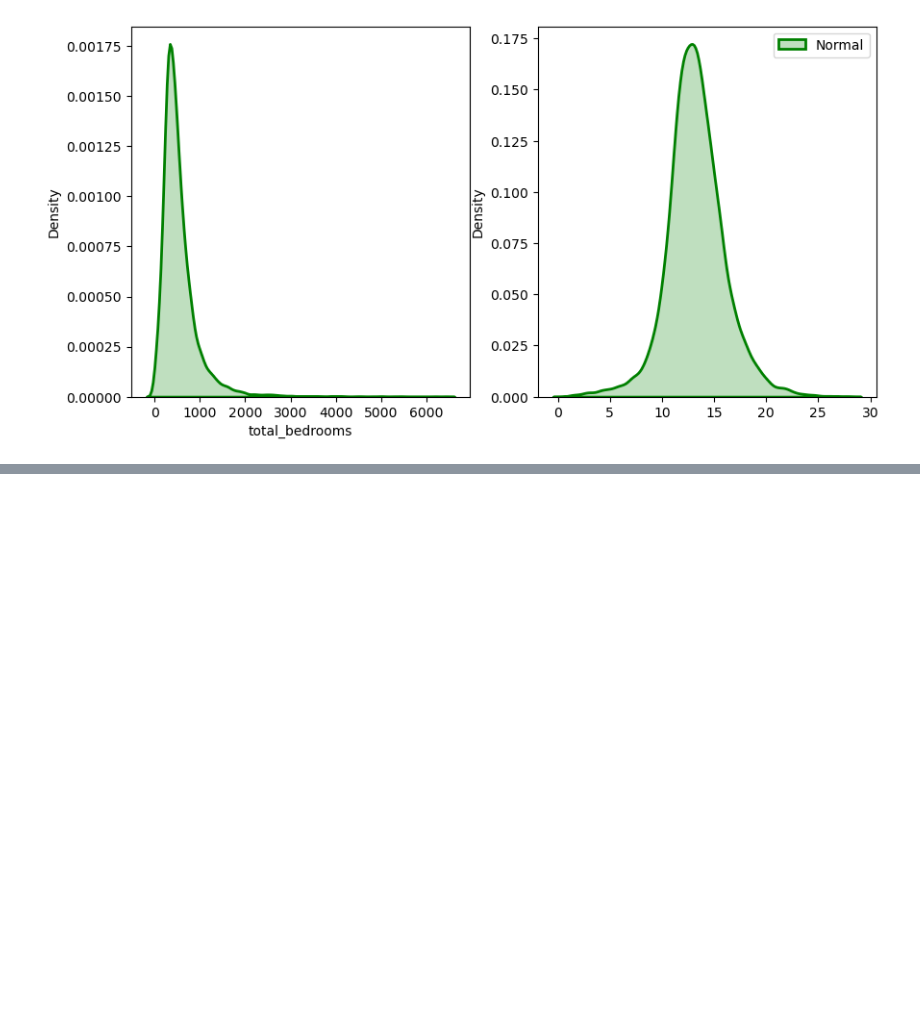
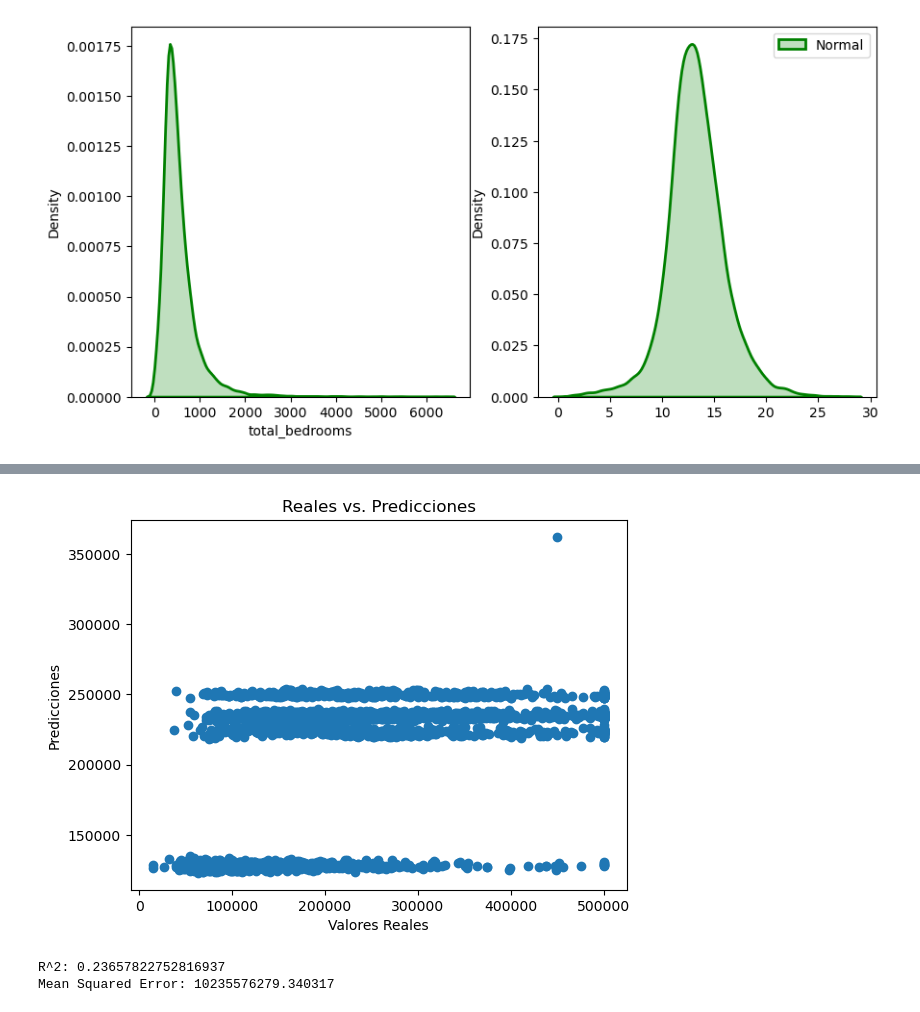
Before and after one commit to EstebanGomezVal/Modelado_datos_Valerio, a Jupyter notebook: Proyecto/Proyecto_Regresion[2].ipynb, the cells around one changed output, grey strips where cells are left out. Drawn from its saved outputs; the diff is of its cells as text; code cells hidden in the pictures; blank space fills up the shorter version.

```diff
--- a/Proyecto/Proyecto_Regresion[2].ipynb
+++ b/Proyecto/Proyecto_Regresion[2].ipynb
@@ -598,0 +647,4 @@ array([[<Axes: title={'center': 'longitude'}>,
+# %%
+X_train_scaled1['target'] = y_train
+# %%
+X_train_scaled1 = X_train_scaled1.dropna(axis = 0)
@@ -598,0 +664,24 @@ array([[<Axes: title={'center': 'longitude'}>,
+# %%
+y_train = X_train_scaled1['target']
+X_train_scaled1 = X_train_scaled1.drop(['target'], axis = 1)
+# %%
+#Entrenamos el modelo con los datos de entrenamiento
+reg.fit(X_train_scaled1,y_train)
+
+#Predecimos con el modelo entrenado
+y_pred = reg.predict(X_test_scaled1)
+# %%
+#graficamos las prediccions vs los valores reales
+plt.scatter(x = y_test,y = y_pred)
+plt.xlabel("Valores Reales")
+plt.ylabel("Predicciones")
+plt.title("Reales vs. Predicciones")
+plt.show()
+# %% [output]
+[figure, added]
+# %%
+print(f"R^2: {r2_score(y_test, y_pred)}")
+print(f"Mean Squared Error: {mean_squared_error(y_test, y_pred)}")
+# %% [output]
+R^2: 0.23657822752816937
+Mean Squared Error: 10235576279.340317
```
Also changed, not shown: parts of 9 cells of this notebook.
